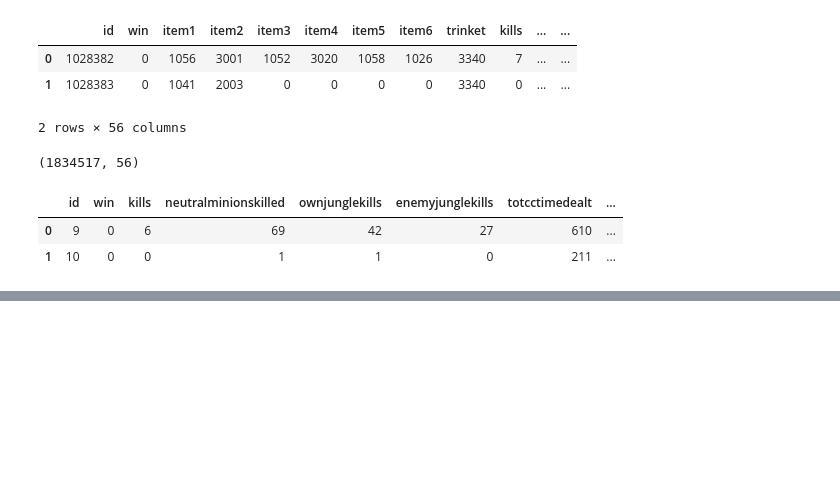
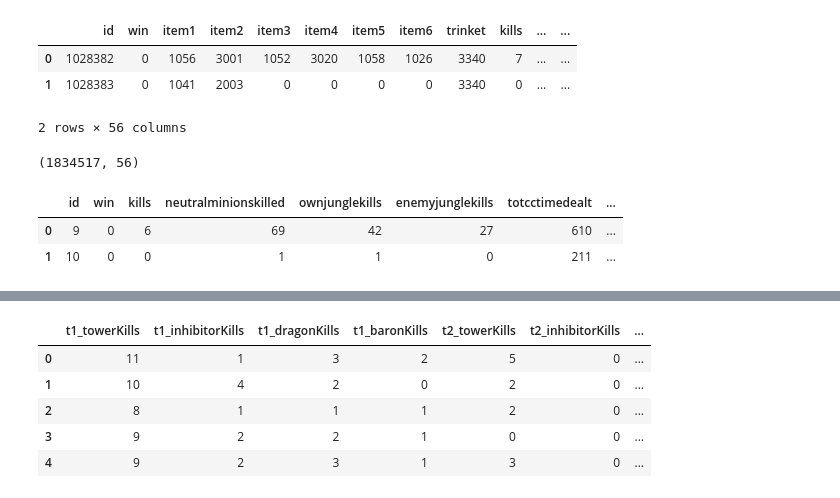
Before and after one commit to hctlee0812/Springboard, a Jupyter notebook: Data Wrangling.ipynb, the cells around one changed output, grey strips where cells are left out. Drawn from its saved outputs; the diff is of its cells as text; code cells hidden in the pictures; blank space fills up the shorter version.

```diff
--- a/Data Wrangling.ipynb
+++ b/Data Wrangling.ipynb
@@ -175,2 +234,18 @@ teamstats_df.head(2)
+# %%
+columns = ['t1_towerKills','t1_inhibitorKills','t1_dragonKills','t1_baronKills', # Select potential variables that can predict the outcome of a game
+                  't2_towerKills','t2_inhibitorKills','t2_dragonKills','t2_baronKills',
+                       'firstBlood', 'firstTower', 'firstInhibitor',
+                           'firstBaron','firstDragon', 'firstRiftHerald',
+                              'winner']
+# %%
+macro_stats_df = macro_stats_df[columns] # Select columns
+macro_stats_df.head() # Confirm changes
+# %% [output]
+|  | t1_towerKills | t1_inhibitorKills | t1_dragonKills | t1_baronKills | t2_towerKills | t2_inhibitorKills | ... |
+| 0 | 11 | 1 | 3 | 2 | 5 | 0 | ... |
+| 1 | 10 | 4 | 2 | 0 | 2 | 0 | ... |
+| 2 | 8 | 1 | 1 | 1 | 2 | 0 | ... |
+| 3 | 9 | 2 | 2 | 1 | 0 | 0 | ... |
+| 4 | 9 | 2 | 3 | 1 | 3 | 0 | ... |
 # %%
 path=r'/Users/Henry/Desktop/Springboard/Capstone Project/EDA'
```
Also changed, not shown: parts of 20 cells of this notebook.
